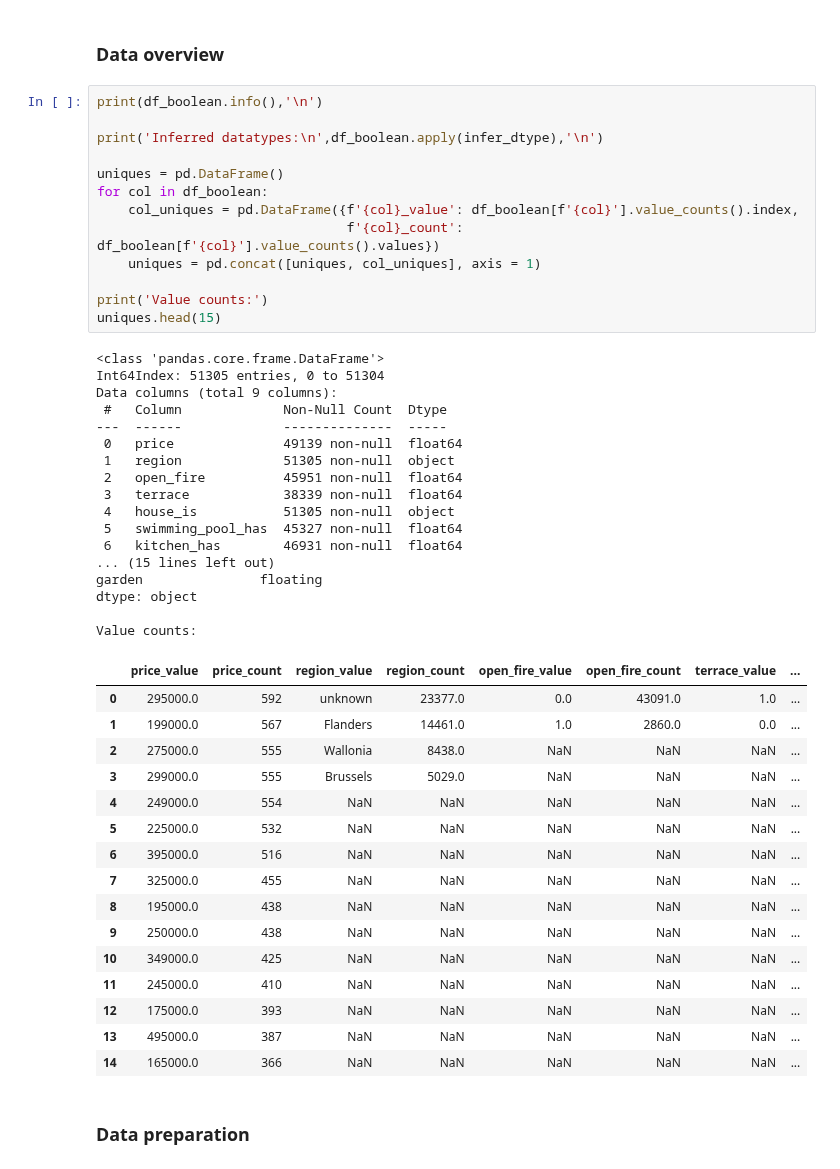
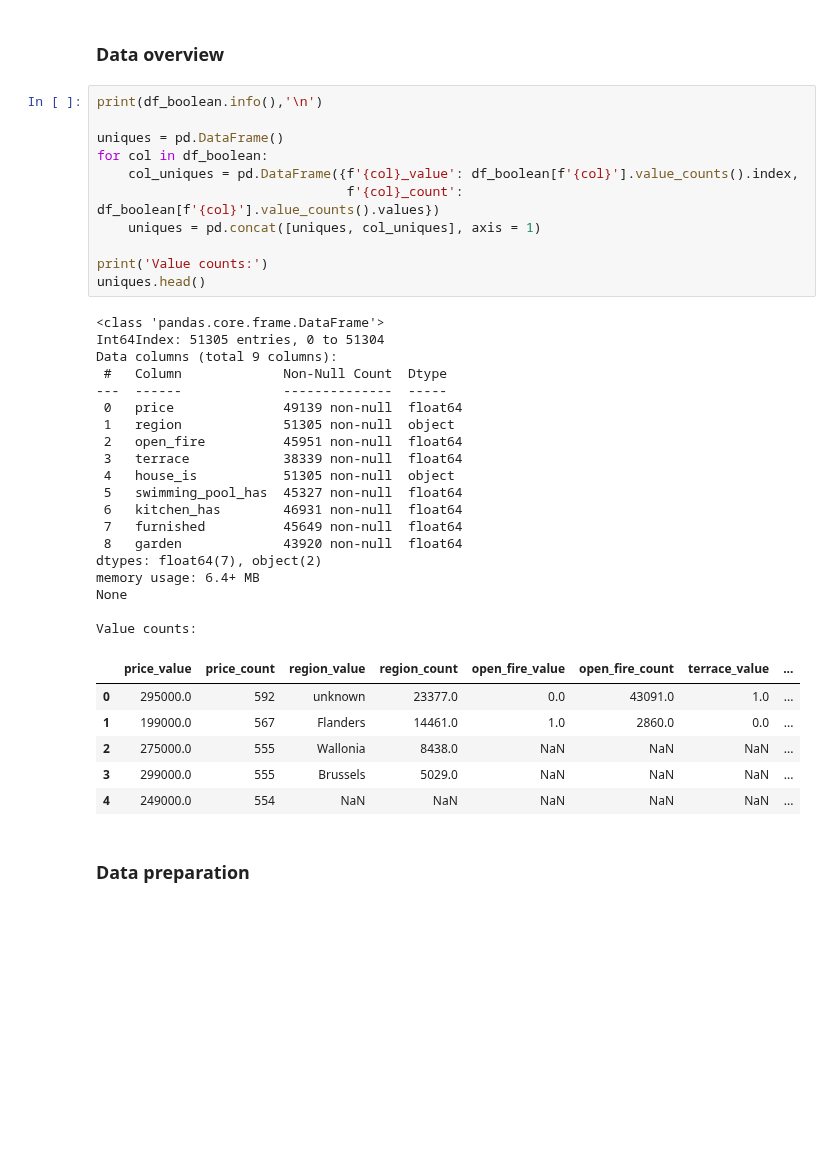
Before and after one commit to phfimmers/Data_visualization, a Jupyter notebook: plot_python_file/philippe_plot.ipynb, the cells around one changed output. Cells and saved outputs as stored; diff of their text form; blank space fills up the shorter version.

```diff
--- a/plot_python_file/philippe_plot.ipynb
+++ b/plot_python_file/philippe_plot.ipynb
@@ -368,51 +326,41 @@ plt.savefig("../pictures/area_cor.png", transparent=True)
 ### Data overview
 # %%
 print(df_boolean.info(),'\n')
-
-print('Inferred datatypes:\n',df_boolean.apply(infer_dtype),'\n')
 
 uniques = pd.DataFrame()
 for col in df_boolean:
     col_uniques = pd.DataFrame({f'{col}_value': df_boolean[f'{col}'].value_counts().index,
                                 f'{col}_count': df_boolean[f'{col}'].value_counts().values})
     uniques = pd.concat([uniques, col_uniques], axis = 1)
 
 print('Value counts:')
-uniques.head(15)
+uniques.head()
 # %% [output]
 <class 'pandas.core.frame.DataFrame'>
 Int64Index: 51305 entries, 0 to 51304
 Data columns (total 9 columns):
  #   Column             Non-Null Count  Dtype
 ---  ------             --------------  -----
  0   price              49139 non-null  float64
  1   region             51305 non-null  object
  2   open_fire          45951 non-null  float64
  3   terrace            38339 non-null  float64
  4   house_is           51305 non-null  object
  5   swimming_pool_has  45327 non-null  float64
  6   kitchen_has        46931 non-null  float64
-... (15 lines left out)
-garden               floating
-dtype: object
+ 7   furnished          45649 non-null  float64
+ 8   garden             43920 non-null  float64
+dtypes: float64(7), object(2)
+memory usage: 6.4+ MB
+None
 
 Value counts:
 |  | price_value | price_count | region_value | region_count | open_fire_value | open_fire_count | terrace_value | ... |
 | 0 | 295000.0 | 592 | unknown | 23377.0 | 0.0 | 43091.0 | 1.0 | ... |
 | 1 | 199000.0 | 567 | Flanders | 14461.0 | 1.0 | 2860.0 | 0.0 | ... |
 | 2 | 275000.0 | 555 | Wallonia | 8438.0 | NaN | NaN | NaN | ... |
 | 3 | 299000.0 | 555 | Brussels | 5029.0 | NaN | NaN | NaN | ... |
 | 4 | 249000.0 | 554 | NaN | NaN | NaN | NaN | NaN | ... |
-| 5 | 225000.0 | 532 | NaN | NaN | NaN | NaN | NaN | ... |
-| 6 | 395000.0 | 516 | NaN | NaN | NaN | NaN | NaN | ... |
-| 7 | 325000.0 | 455 | NaN | NaN | NaN | NaN | NaN | ... |
-| 8 | 195000.0 | 438 | NaN | NaN | NaN | NaN | NaN | ... |
-| 9 | 250000.0 | 438 | NaN | NaN | NaN | NaN | NaN | ... |
-| 10 | 349000.0 | 425 | NaN | NaN | NaN | NaN | NaN | ... |
-| 11 | 245000.0 | 410 | NaN | NaN | NaN | NaN | NaN | ... |
-| 12 | 175000.0 | 393 | NaN | NaN | NaN | NaN | NaN | ... |
-| 13 | 495000.0 | 387 | NaN | NaN | NaN | NaN | NaN | ... |
-| 14 | 165000.0 | 366 | NaN | NaN | NaN | NaN | NaN | ... |
 # %% [markdown]
 ### Data preparation
 # %%
```
Also changed, not shown: parts of 6 cells of this notebook.
